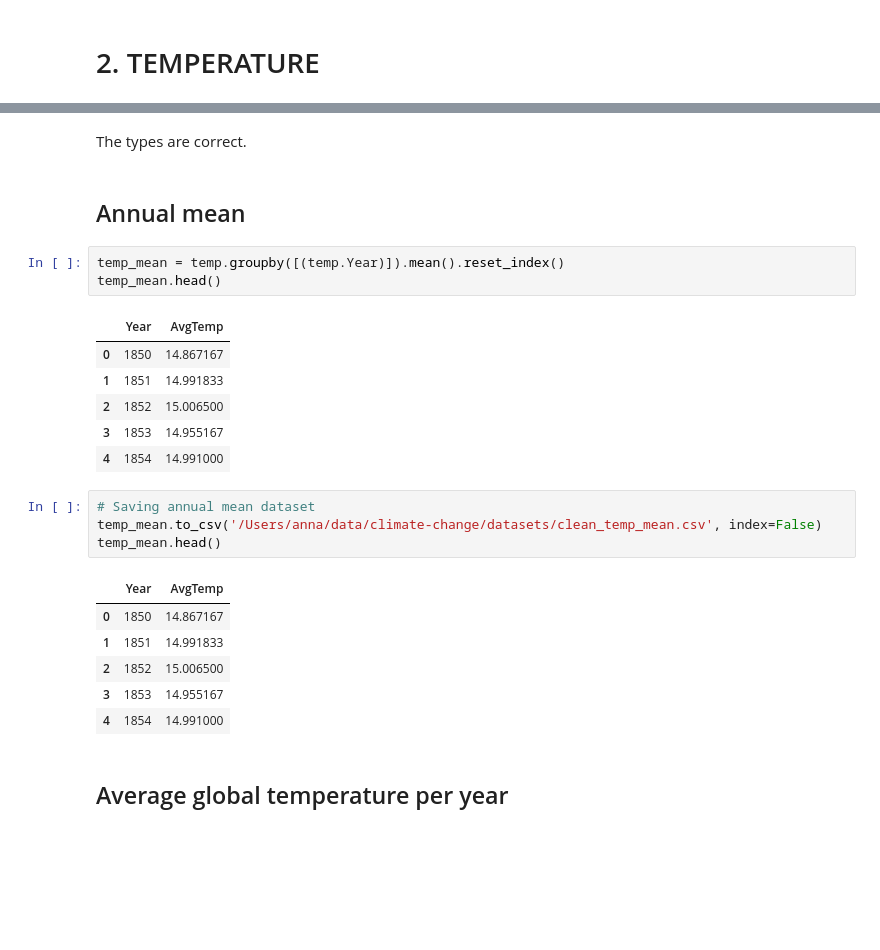
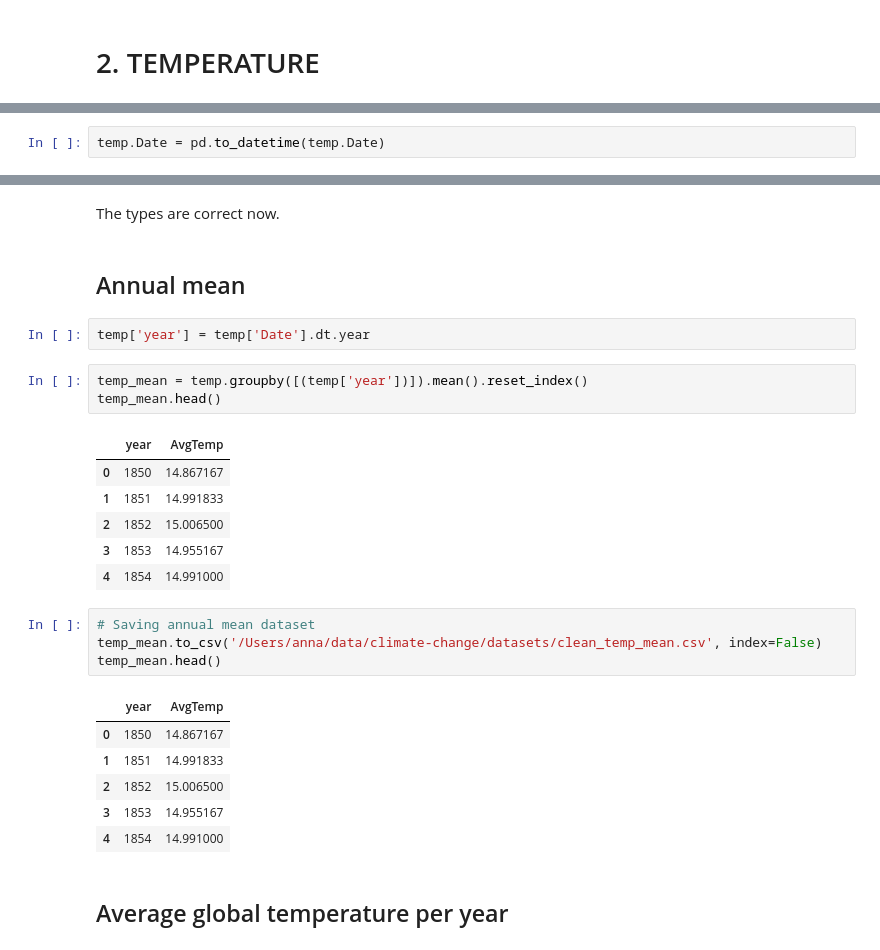
Before and after one commit to annaviper/climate-change, a Jupyter notebook: 2_co2_temp.ipynb, the cells around one changed output, grey strips where cells are left out. Drawn from its saved outputs; the diff is of its cells as text; blank space fills up the shorter version.

```diff
--- a/2_co2_temp.ipynb
+++ b/2_co2_temp.ipynb
@@ -98,3 +115,5 @@ temp.head()
+# %%
+temp.Date = pd.to_datetime(temp.Date)
 # %%
 temp.dtypes
 # %% [output]
@@ -103,13 +122,15 @@ AvgTemp    float64
 dtype: object
 # %% [markdown]
-The types are correct.
+The types are correct now.
 # %% [markdown]
 ## Annual mean
+# %%
+temp['year'] = temp['Date'].dt.year
 # %%
-temp_mean = temp.groupby([(temp.Year)]).mean().reset_index()
+temp_mean = temp.groupby([(temp['year'])]).mean().reset_index()
 temp_mean.head()
 # %% [output]
-|  | Year | AvgTemp |
+|  | year | AvgTemp |
 | 0 | 1850 | 14.867167 |
 | 1 | 1851 | 14.991833 |
 | 2 | 1852 | 15.006500 |
@@ -120,7 +141,7 @@ temp_mean.head()
 temp_mean.to_csv('/Users/anna/data/climate-change/datasets/clean_temp_mean.csv', index=False)
 temp_mean.head()
 # %% [output]
-|  | Year | AvgTemp |
+|  | year | AvgTemp |
 | 0 | 1850 | 14.867167 |
 | 1 | 1851 | 14.991833 |
 | 2 | 1852 | 15.006500 |
```
Also changed, not shown: parts of 16 cells of this notebook.
